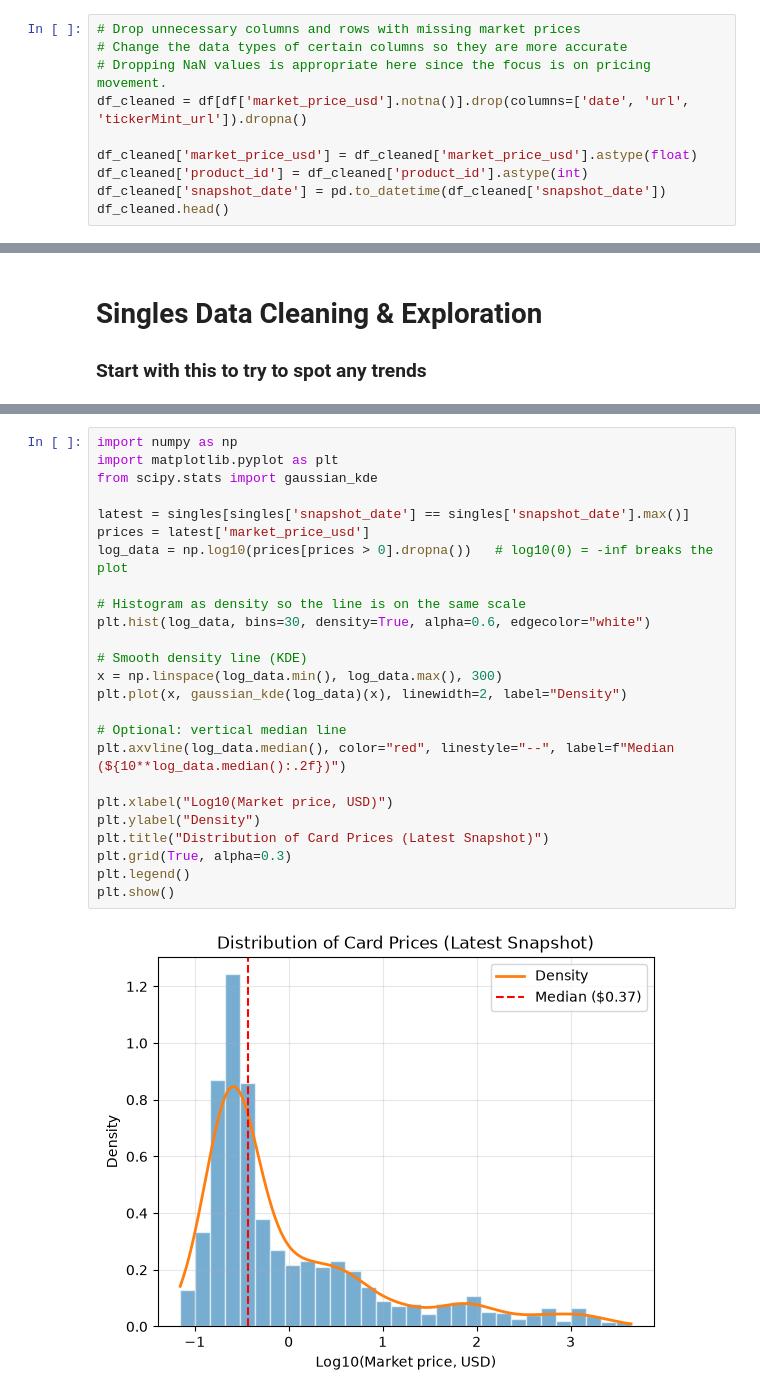
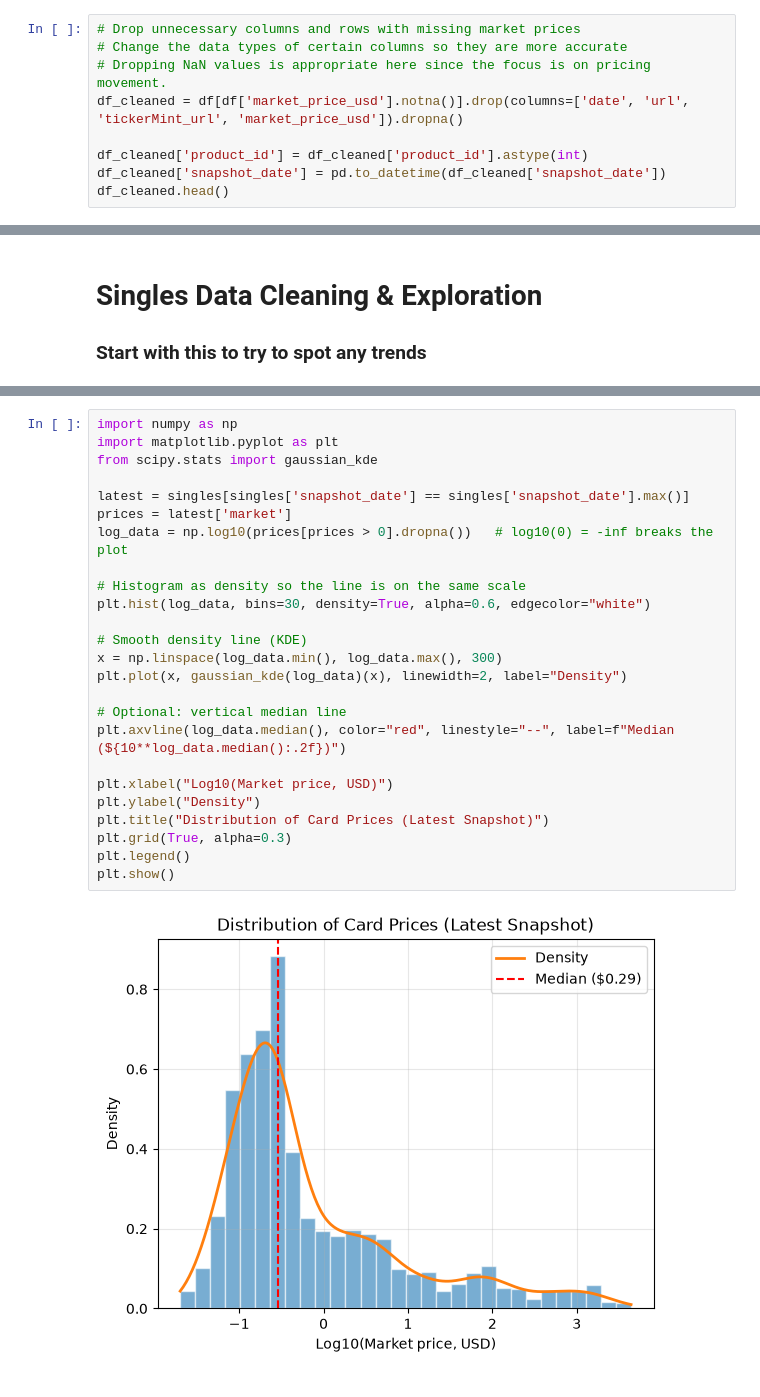
Before and after one commit to Ashalo/Collectible-Card-Market-Analysis, a Jupyter notebook: main.ipynb, the cells around one changed output, grey strips where cells are left out. Drawn from its saved outputs; the diff is of its cells as text.

```diff
--- a/main.ipynb
+++ b/main.ipynb
@@ -124,9 +125,8 @@ Share constant: 0.006254343293954135
 # Drop unnecessary columns and rows with missing market prices
 # Change the data types of certain columns so they are more accurate
 # Dropping NaN values is appropriate here since the focus is on pricing movement.
-df_cleaned = df[df['market_price_usd'].notna()].drop(columns=['date', 'url', 'tickerMint_url']).dropna()
+df_cleaned = df[df['market_price_usd'].notna()].drop(columns=['date', 'url', 'tickerMint_url', 'market_price_usd']).dropna()
 
-df_cleaned['market_price_usd'] = df_cleaned['market_price_usd'].astype(float)
 df_cleaned['product_id'] = df_cleaned['product_id'].astype(int)
 df_cleaned['snapshot_date'] = pd.to_datetime(df_cleaned['snapshot_date'])
 df_cleaned.head()
@@ -230,29 +230,29 @@ plt.show()
 # %%
 import numpy as np
 import matplotlib.pyplot as plt
 from scipy.stats import gaussian_kde
 
 latest = singles[singles['snapshot_date'] == singles['snapshot_date'].max()]
-prices = latest['market_price_usd']
+prices = latest['market']
 log_data = np.log10(prices[prices > 0].dropna())   # log10(0) = -inf breaks the plot
 
 # Histogram as density so the line is on the same scale
 plt.hist(log_data, bins=30, density=True, alpha=0.6, edgecolor="white")
 
 # Smooth density line (KDE)
 x = np.linspace(log_data.min(), log_data.max(), 300)
 plt.plot(x, gaussian_kde(log_data)(x), linewidth=2, label="Density")
 
 # Optional: vertical median line
 plt.axvline(log_data.median(), color="red", linestyle="--", label=f"Median (${10**log_data.median():.2f})")
 
 plt.xlabel("Log10(Market price, USD)")
 plt.ylabel("Density")
 plt.title("Distribution of Card Prices (Latest Snapshot)")
 plt.grid(True, alpha=0.3)
 plt.legend()
 plt.show()
 # %% [output]
-[figure, old version]
+[figure, new version]
 # %%
 latest = singles[singles['snapshot_date'] == singles['snapshot_date'].max()]
```
Also changed, not shown: parts of 16 cells of this notebook.
